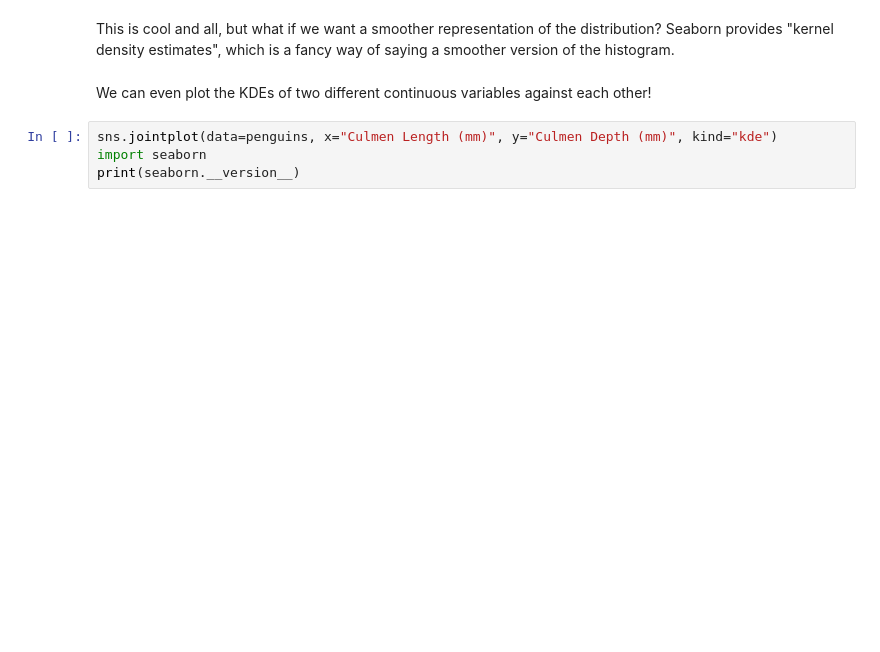
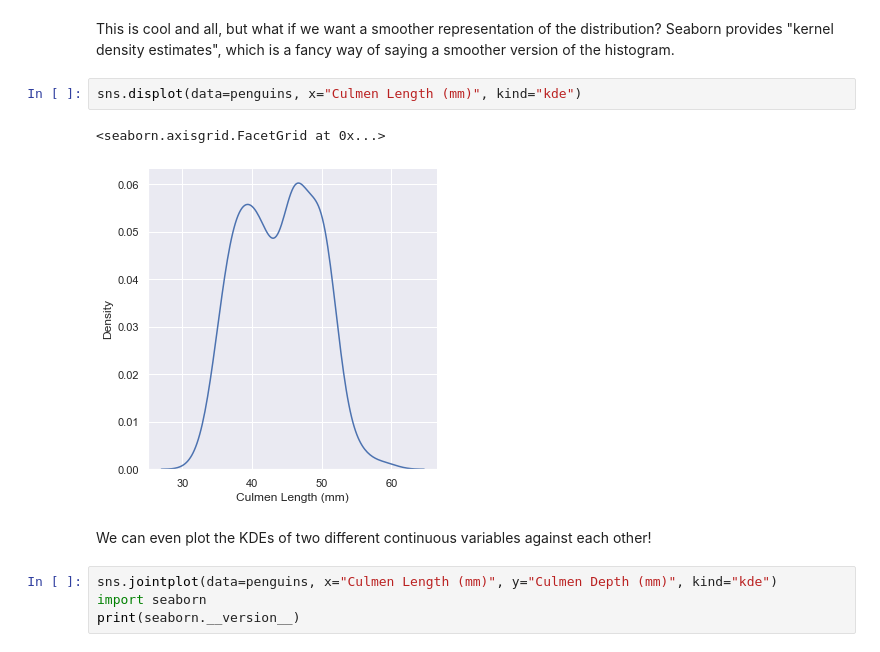
Before and after one commit to mjrosenz/mdst_tutorials, a Jupyter notebook: Tutorial2/Numpy and Pandas.ipynb, the cells around one changed output. Drawn from its saved outputs; the diff is of its cells as text; blank space fills up the shorter version.

```diff
--- a/Tutorial2/Numpy and Pandas.ipynb
+++ b/Tutorial2/Numpy and Pandas.ipynb
@@ -596,5 +600,10 @@ Let's go back to our initial 1-dimensional continuous plots for a second.
 # %% [markdown]
 This is cool and all, but what if we want a smoother representation of the distribution? Seaborn provides "kernel density estimates", which is a fancy way of saying a smoother version of the histogram.
+# %%
+sns.displot(data=penguins, x="Culmen Length (mm)", kind="kde")
+# %% [output]
+<seaborn.axisgrid.FacetGrid at 0x...>
+[figure, added]
 # %% [markdown]
 We can even plot the KDEs of two different continuous variables against each other!
 # %%
```
Also changed, not shown: parts of 20 cells of this notebook.
